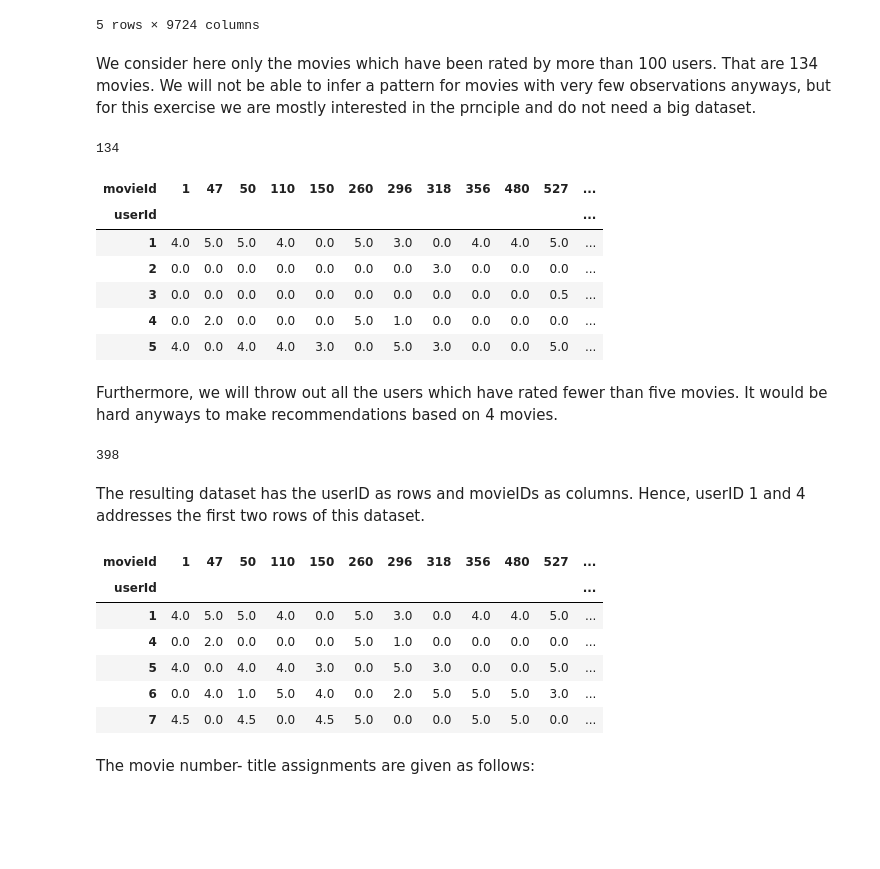
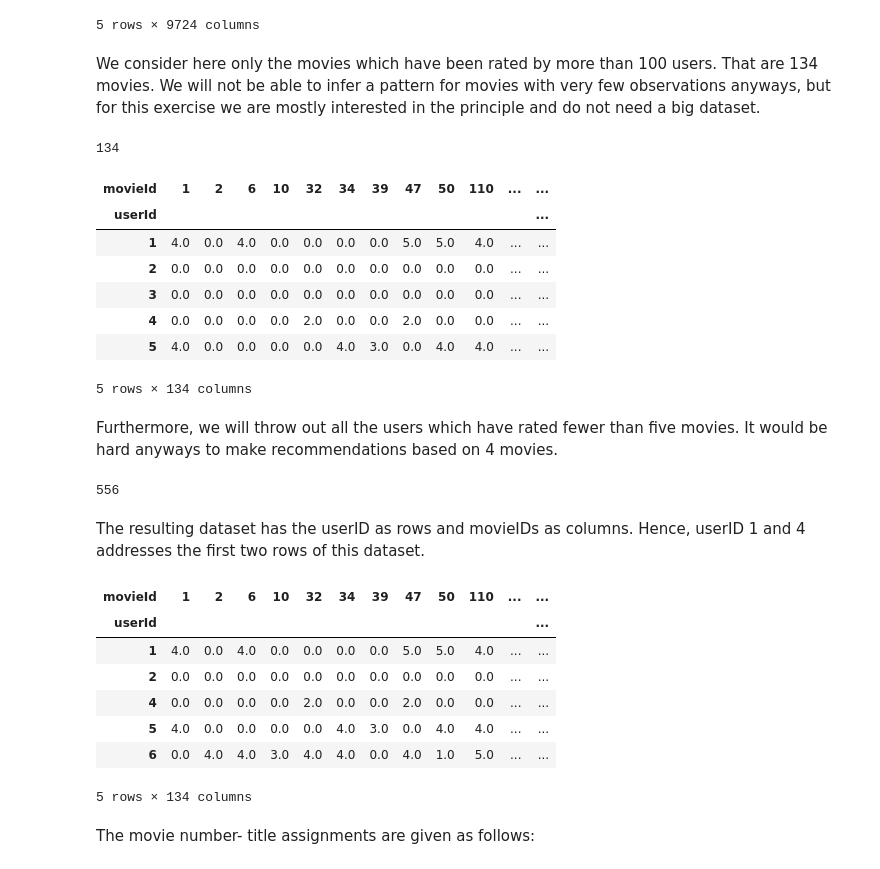
Before and after one commit to MadSoeDK/Machine-Learning-and-Data-Mining, a Jupyter notebook: Assignment 2/HW2_2IIGO_23_24.ipynb, the cells around one changed output. Cells and saved outputs as stored; diff of their text form; code cells hidden in the pictures; blank space fills up the shorter version.

```diff
--- a/Assignment 2/HW2_2IIGO_23_24.ipynb
+++ b/Assignment 2/HW2_2IIGO_23_24.ipynb
@@ -248,43 +249,45 @@ df_movie_ratings.head()
 | 5 | 4.0 | 0.0 | 0.0 | 0.0 | 0.0 | 0.0 | 0.0 | 0.0 | 0.0 | 0.0 | ... | ... |
 5 rows × 9724 columns
 # %% [markdown]
-We consider here only the movies which have been rated by more than 100 users. That are 134 movies. We will not be able to infer a pattern for movies with very few observations anyways, but for this exercise we are mostly interested in the prnciple and do not need a big dataset.
+We consider here only the movies which have been rated by more than 100 users. That are 134 movies. We will not be able to infer a pattern for movies with very few observations anyways, but for this exercise we are mostly interested in the principle and do not need a big dataset.
 # %%
 np.sum(np.sum(df_movie_ratings!=0,0)>100)
 # %% [output]
 134
 # %%
-keep_movie = np.sum(df_movie_ratings!=0,0)>200
+keep_movie = np.sum(df_movie_ratings!=0,0)>100
 df_D = df_movie_ratings.loc[:,keep_movie]
 df_D.head()
 # %% [output]
-| movieId | 1 | 47 | 50 | 110 | 150 | 260 | 296 | 318 | 356 | 480 | 527 | ... |
+| movieId | 1 | 2 | 6 | 10 | 32 | 34 | 39 | 47 | 50 | 110 | ... | ... |
 | userId |  |  |  |  |  |  |  |  |  |  |  | ... |
-| 1 | 4.0 | 5.0 | 5.0 | 4.0 | 0.0 | 5.0 | 3.0 | 0.0 | 4.0 | 4.0 | 5.0 | ... |
-| 2 | 0.0 | 0.0 | 0.0 | 0.0 | 0.0 | 0.0 | 0.0 | 3.0 | 0.0 | 0.0 | 0.0 | ... |
-| 3 | 0.0 | 0.0 | 0.0 | 0.0 | 0.0 | 0.0 | 0.0 | 0.0 | 0.0 | 0.0 | 0.5 | ... |
-| 4 | 0.0 | 2.0 | 0.0 | 0.0 | 0.0 | 5.0 | 1.0 | 0.0 | 0.0 | 0.0 | 0.0 | ... |
-| 5 | 4.0 | 0.0 | 4.0 | 4.0 | 3.0 | 0.0 | 5.0 | 3.0 | 0.0 | 0.0 | 5.0 | ... |
+| 1 | 4.0 | 0.0 | 4.0 | 0.0 | 0.0 | 0.0 | 0.0 | 5.0 | 5.0 | 4.0 | ... | ... |
+| 2 | 0.0 | 0.0 | 0.0 | 0.0 | 0.0 | 0.0 | 0.0 | 0.0 | 0.0 | 0.0 | ... | ... |
+| 3 | 0.0 | 0.0 | 0.0 | 0.0 | 0.0 | 0.0 | 0.0 | 0.0 | 0.0 | 0.0 | ... | ... |
+| 4 | 0.0 | 0.0 | 0.0 | 0.0 | 2.0 | 0.0 | 0.0 | 2.0 | 0.0 | 0.0 | ... | ... |
+| 5 | 4.0 | 0.0 | 0.0 | 0.0 | 0.0 | 4.0 | 3.0 | 0.0 | 4.0 | 4.0 | ... | ... |
+5 rows × 134 columns
 # %% [markdown]
 Furthermore, we will throw out all the users which have rated fewer than five movies. It would be hard anyways to make recommendations based on 4 movies.
 # %%
 np.sum(np.sum(df_D!=0,1)>=5)
 # %% [output]
-398
+556
 # %% [markdown]
 The resulting dataset has the userID as rows and movieIDs as columns. Hence, userID 1 and 4 addresses the first two rows of this dataset.
 # %%
-keep_user = np.sum(df_D!=0,1)>5
+keep_user = np.sum(df_D!=0,1)>=5
 df_D = df_D.loc[keep_user,:]
 df_D.head()
 # %% [output]
-| movieId | 1 | 47 | 50 | 110 | 150 | 260 | 296 | 318 | 356 | 480 | 527 | ... |
+| movieId | 1 | 2 | 6 | 10 | 32 | 34 | 39 | 47 | 50 | 110 | ... | ... |
 | userId |  |  |  |  |  |  |  |  |  |  |  | ... |
-| 1 | 4.0 | 5.0 | 5.0 | 4.0 | 0.0 | 5.0 | 3.0 | 0.0 | 4.0 | 4.0 | 5.0 | ... |
-| 4 | 0.0 | 2.0 | 0.0 | 0.0 | 0.0 | 5.0 | 1.0 | 0.0 | 0.0 | 0.0 | 0.0 | ... |
-| 5 | 4.0 | 0.0 | 4.0 | 4.0 | 3.0 | 0.0 | 5.0 | 3.0 | 0.0 | 0.0 | 5.0 | ... |
-| 6 | 0.0 | 4.0 | 1.0 | 5.0 | 4.0 | 0.0 | 2.0 | 5.0 | 5.0 | 5.0 | 3.0 | ... |
-| 7 | 4.5 | 0.0 | 4.5 | 0.0 | 4.5 | 5.0 | 0.0 | 0.0 | 5.0 | 5.0 | 0.0 | ... |
+| 1 | 4.0 | 0.0 | 4.0 | 0.0 | 0.0 | 0.0 | 0.0 | 5.0 | 5.0 | 4.0 | ... | ... |
+| 2 | 0.0 | 0.0 | 0.0 | 0.0 | 0.0 | 0.0 | 0.0 | 0.0 | 0.0 | 0.0 | ... | ... |
+| 4 | 0.0 | 0.0 | 0.0 | 0.0 | 2.0 | 0.0 | 0.0 | 2.0 | 0.0 | 0.0 | ... | ... |
+| 5 | 4.0 | 0.0 | 0.0 | 0.0 | 0.0 | 4.0 | 3.0 | 0.0 | 4.0 | 4.0 | ... | ... |
+| 6 | 0.0 | 4.0 | 4.0 | 3.0 | 4.0 | 4.0 | 0.0 | 4.0 | 1.0 | 5.0 | ... | ... |
+5 rows × 134 columns
 # %% [markdown]
 The movie number- title assignments are given as follows:
 # %%
```
Also changed, not shown: parts of 3 cells of this notebook.
